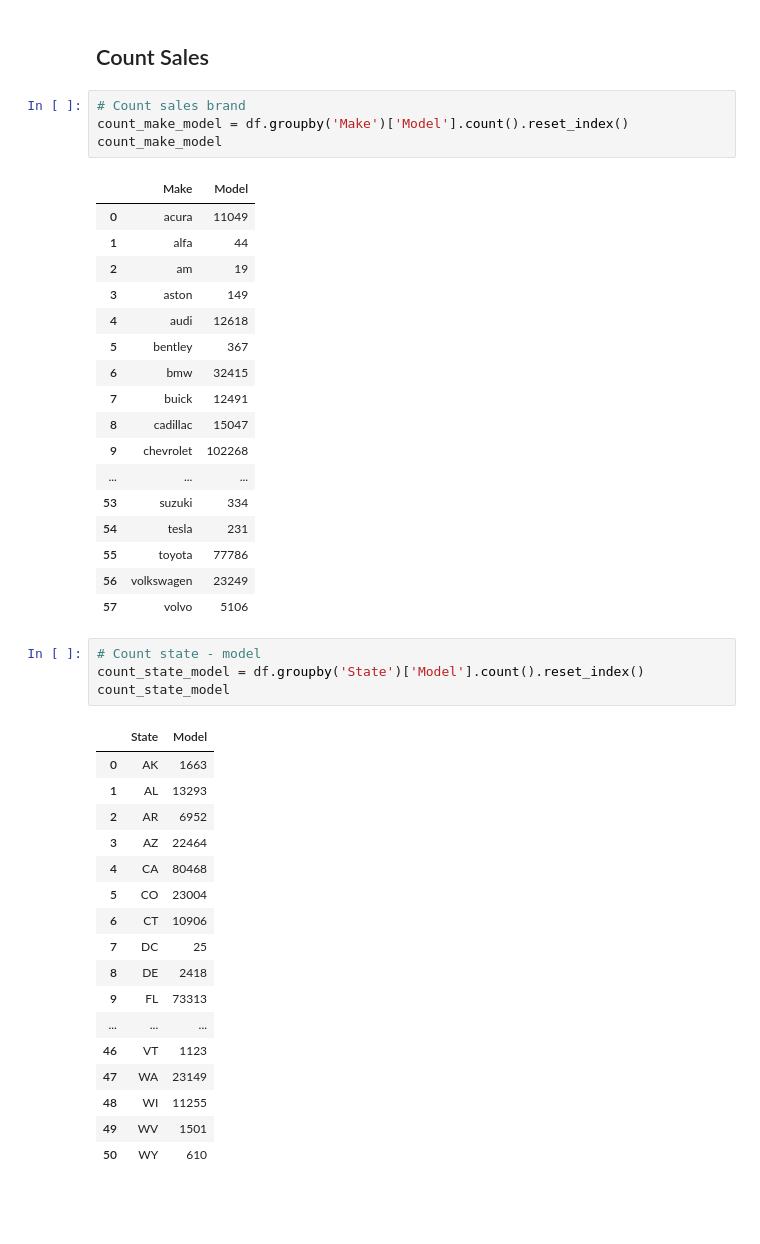
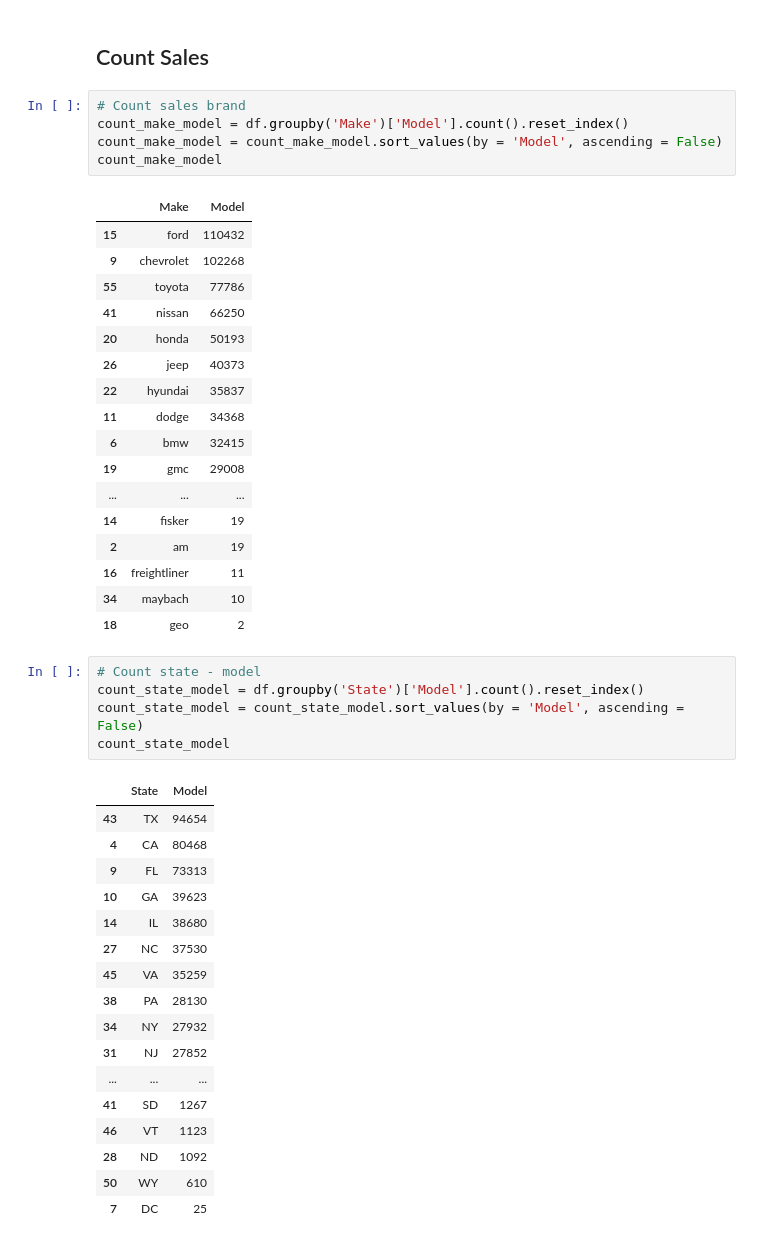
Before and after one commit to muhammadarkan01/Project-from-RevoU, a Jupyter notebook: Untitled.ipynb, the cells around one changed output. Cells and saved outputs as stored; diff of their text form; blank space fills up the shorter version.

```diff
--- a/Untitled.ipynb
+++ b/Untitled.ipynb
@@ -157,44 +157,46 @@ count_make_model_nunqie
 # %%
 # Count sales brand
 count_make_model = df.groupby('Make')['Model'].count().reset_index()
+count_make_model = count_make_model.sort_values(by = 'Model', ascending = False)
 count_make_model
 # %% [output]
 |  | Make | Model |
-| 0 | acura | 11049 |
-| 1 | alfa | 44 |
+| 15 | ford | 110432 |
+| 9 | chevrolet | 102268 |
+| 55 | toyota | 77786 |
+| 41 | nissan | 66250 |
+| 20 | honda | 50193 |
+| 26 | jeep | 40373 |
+| 22 | hyundai | 35837 |
+| 11 | dodge | 34368 |
+| 6 | bmw | 32415 |
+| 19 | gmc | 29008 |
+| ... | ... | ... |
+| 14 | fisker | 19 |
 | 2 | am | 19 |
-| 3 | aston | 149 |
-| 4 | audi | 12618 |
-| 5 | bentley | 367 |
-| 6 | bmw | 32415 |
-| 7 | buick | 12491 |
-| 8 | cadillac | 15047 |
-| 9 | chevrolet | 102268 |
-| ... | ... | ... |
-| 53 | suzuki | 334 |
-| 54 | tesla | 231 |
-| 55 | toyota | 77786 |
-| 56 | volkswagen | 23249 |
-| 57 | volvo | 5106 |
+| 16 | freightliner | 11 |
+| 34 | maybach | 10 |
+| 18 | geo | 2 |
 # %%
 # Count state - model
 count_state_model = df.groupby('State')['Model'].count().reset_index()
+count_state_model = count_state_model.sort_values(by = 'Model', ascending = False)
 count_state_model
 # %% [output]
 |  | State | Model |
-| 0 | AK | 1663 |
-| 1 | AL | 13293 |
-| 2 | AR | 6952 |
-| 3 | AZ | 22464 |
+| 43 | TX | 94654 |
 | 4 | CA | 80468 |
-| 5 | CO | 23004 |
-| 6 | CT | 10906 |
+| 9 | FL | 73313 |
+| 10 | GA | 39623 |
+| 14 | IL | 38680 |
+| 27 | NC | 37530 |
+| 45 | VA | 35259 |
+| 38 | PA | 28130 |
+| 34 | NY | 27932 |
+| 31 | NJ | 27852 |
+| ... | ... | ... |
+| 41 | SD | 1267 |
+| 46 | VT | 1123 |
+| 28 | ND | 1092 |
+| 50 | WY | 610 |
 | 7 | DC | 25 |
-| 8 | DE | 2418 |
-| 9 | FL | 73313 |
-| ... | ... | ... |
-| 46 | VT | 1123 |
-| 47 | WA | 23149 |
-| 48 | WI | 11255 |
-| 49 | WV | 1501 |
-| 50 | WY | 610 |
```
Also changed, not shown: parts of 1 cell of this notebook.
